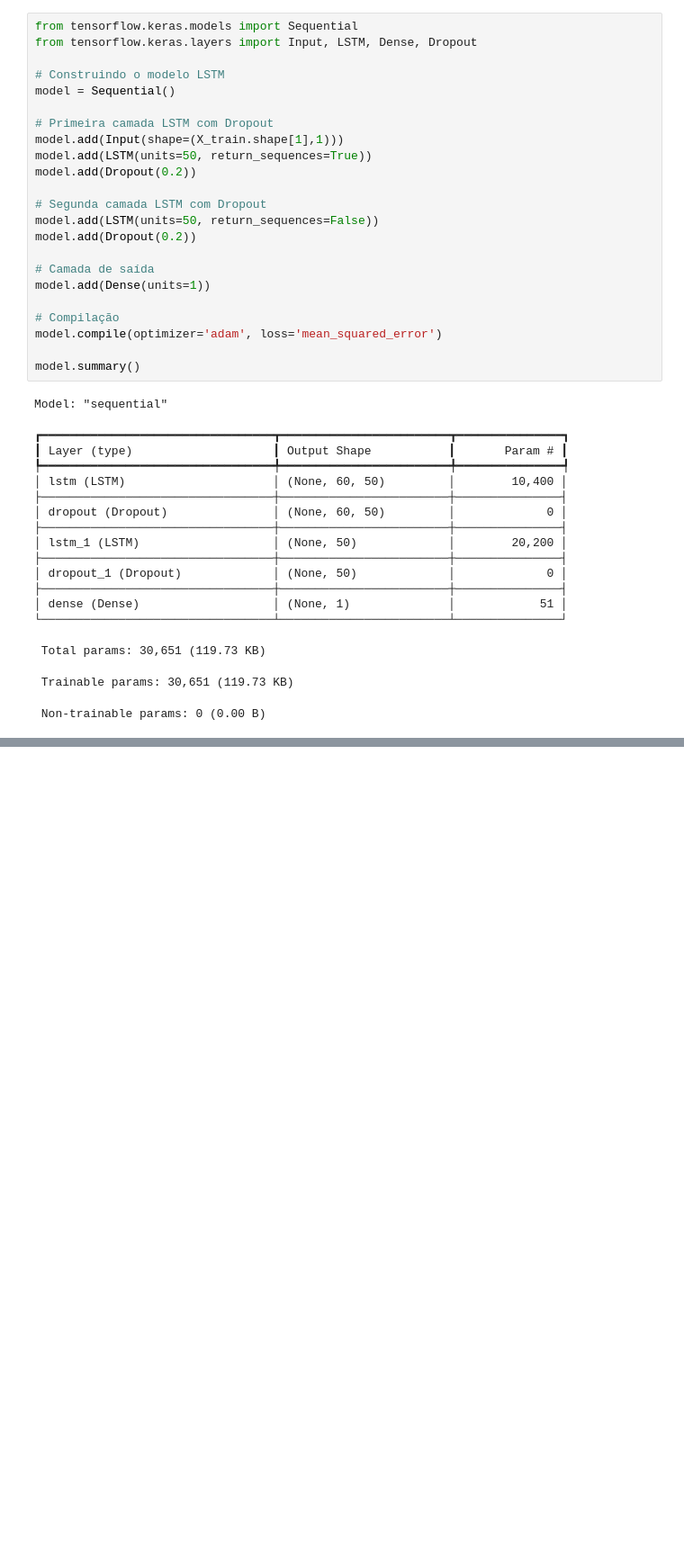
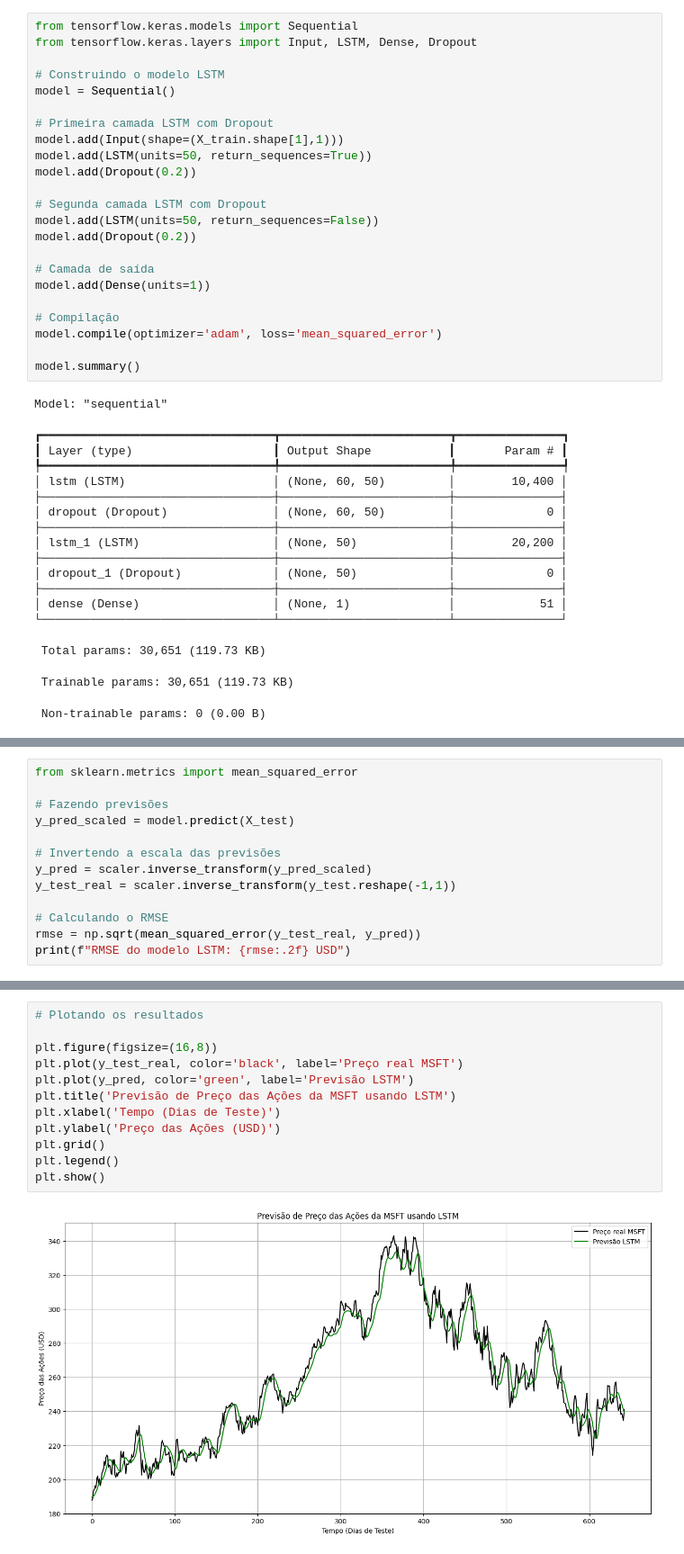
Before and after one commit to Joedson-P/deep-learning-stock-prediction, a Jupyter notebook: notebooks/01_MSFT_Stock_Prediction_LSTM.ipynb, the cells around one changed output, grey strips where cells are left out. Shown at 90% size. Drawn from its saved outputs; the diff is of its cells as text; blank space fills up the shorter version.

Commit message:
feat: conclusão do treinamento e avaliação do modelo. Detalhamento do README.

```diff
--- a/notebooks/01_MSFT_Stock_Prediction_LSTM.ipynb
+++ b/notebooks/01_MSFT_Stock_Prediction_LSTM.ipynb
@@ -185,0 +191,13 @@ Epoch 15/100
+# %%
+from sklearn.metrics import mean_squared_error
+
+# Fazendo previsões
+y_pred_scaled = model.predict(X_test)
+
+# Invertendo a escala das previsões
+y_pred = scaler.inverse_transform(y_pred_scaled)
+y_test_real = scaler.inverse_transform(y_test.reshape(-1,1))
+
+# Calculando o RMSE
+rmse = np.sqrt(mean_squared_error(y_test_real, y_pred))
+print(f"RMSE do modelo LSTM: {rmse:.2f} USD")
@@ -185,0 +207,14 @@ Epoch 15/100
+# %%
+# Plotando os resultados
+
+plt.figure(figsize=(16,8))
+plt.plot(y_test_real, color='black', label='Preço real MSFT')
+plt.plot(y_pred, color='green', label='Previsão LSTM')
+plt.title('Previsão de Preço das Ações da MSFT usando LSTM')
+plt.xlabel('Tempo (Dias de Teste)')
+plt.ylabel('Preço das Ações (USD)')
+plt.grid()
+plt.legend()
+plt.show()
+# %% [output]
+[figure, added]
```
Also changed, not shown: parts of 6 cells of this notebook, 3 other files.
